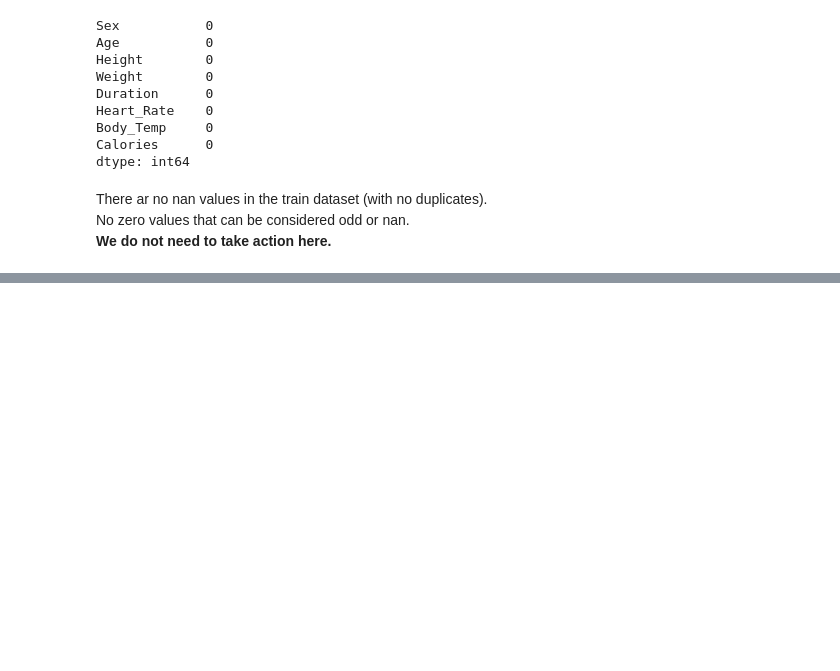
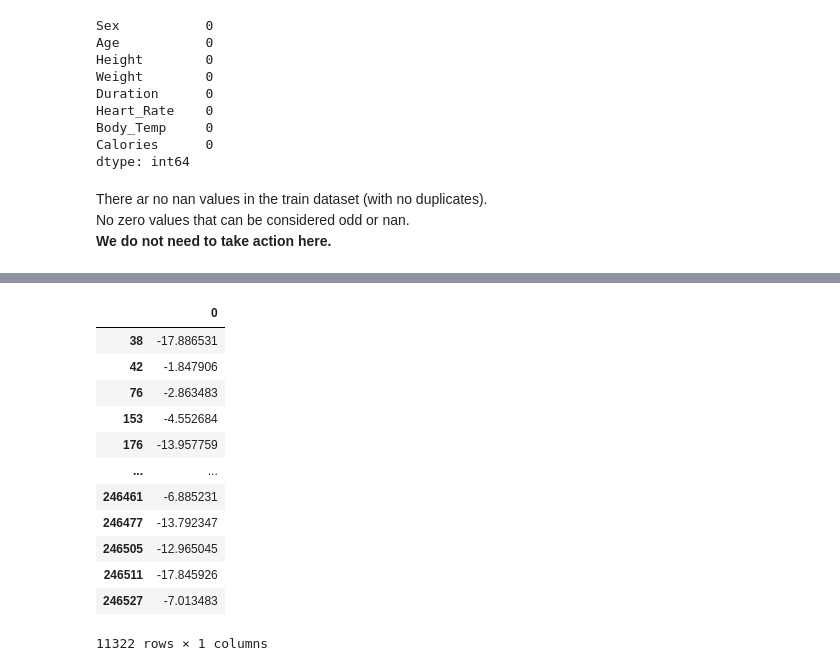
Before and after one commit to thcarole1/Predict_calorie_expenditure, a Jupyter notebook: notebooks/Predict_calorie_expenditure.ipynb, the cells around one changed output, grey strips where cells are left out. Saved outputs shown, nothing was run; the diff lists cells and outputs as text; code cells hidden in the pictures; blank space fills up the shorter version.

```diff
--- a/notebooks/Predict_calorie_expenditure.ipynb
+++ b/notebooks/Predict_calorie_expenditure.ipynb
@@ -420,7 +421,7 @@ def check_duplicates(df):
         return "No duplicated rows found !"
 # %%
 # Check for duplicates ; if found, duplicates are dropped.
-train_data_no_dups = check_duplicates(train_data)
+data_no_dups = check_duplicates(data)
 # %% [output]
 Number of rows : 750000
 Number of duplicated rows : 2841
@@ -474,0 +571,24 @@ There ar no nan values in the train dataset (with no duplicates). <br> No zero v
+# %%
+# Paths
+calorie_train_data_path = "../data/raw_data/train.csv"
+target_name = "Calories"
+categorical_features = ["Sex"]
+
+# Load dataset
+X,y = load_dataset(calorie_train_data_path,target_name)
+
+# split into train and test sets
+X_train, X_test, y_train, y_test = train_test_split(X, y, test_size=0.33, random_state=1)
+
+# prepare input data (encode categorical column ONLY)
+X_train_enc, X_test_enc = prepare_inputs(X_train, X_test, categorical_features)
+
+# define and configure the model
+model = LinearRegression()
+
+# evaluate the model
+cv = RepeatedStratifiedKFold(n_splits=10, n_repeats=3, random_state=1)
+n_scores = cross_val_score(model, X_train_enc, y_train, scoring='neg_mean_squared_log_error', cv=cv, n_jobs=-1)
+
+# report model performance
+print('Accuracy: %.3f (%.3f)' % (np.mean(n_scores), np.std(n_scores)))
@@ -474,0 +634,3 @@ There ar no nan values in the train dataset (with no duplicates). <br> No zero v
+# %%
+model = LinearRegression()
+model.fit(X_train_enc, y_train)
@@ -474,0 +639,3 @@ There ar no nan values in the train dataset (with no duplicates). <br> No zero v
+# %%
+predictions = model.predict(X_test_enc)
+predictions
@@ -474,0 +650,17 @@ There ar no nan values in the train dataset (with no duplicates). <br> No zero v
+# %%
+predictions_df = pd.DataFrame(predictions)
+predictions_df[predictions<0]
+# %% [output]
+|  | 0 |
+| 38 | -17.886531 |
+| 42 | -1.847906 |
+| 76 | -2.863483 |
+| 153 | -4.552684 |
+| 176 | -13.957759 |
+| ... | ... |
+| 246461 | -6.885231 |
+| 246477 | -13.792347 |
+| 246505 | -12.965045 |
+| 246511 | -17.845926 |
+| 246527 | -7.013483 |
+11322 rows × 1 columns
```
Also changed, not shown: parts of 26 cells of this notebook.
